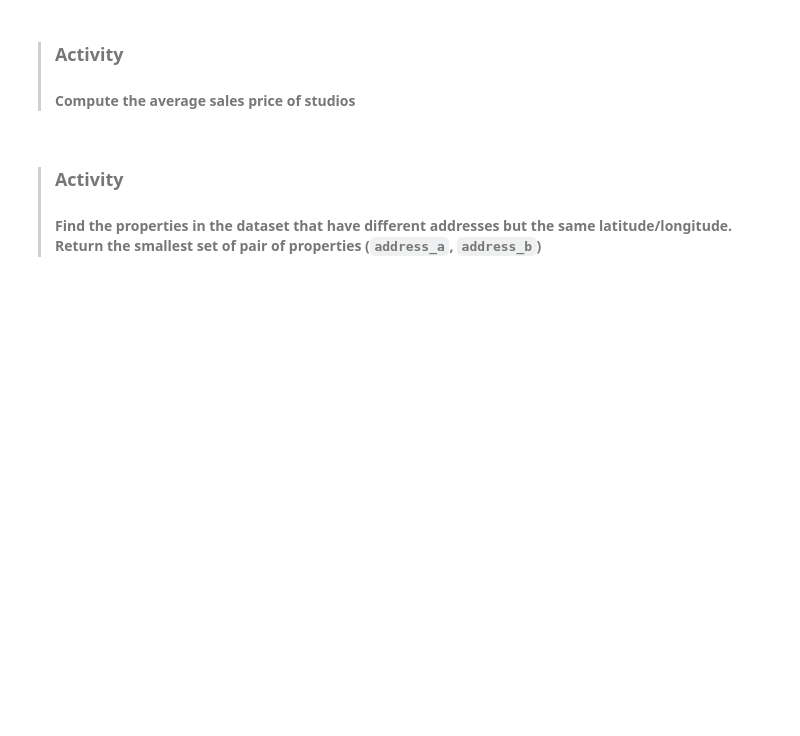
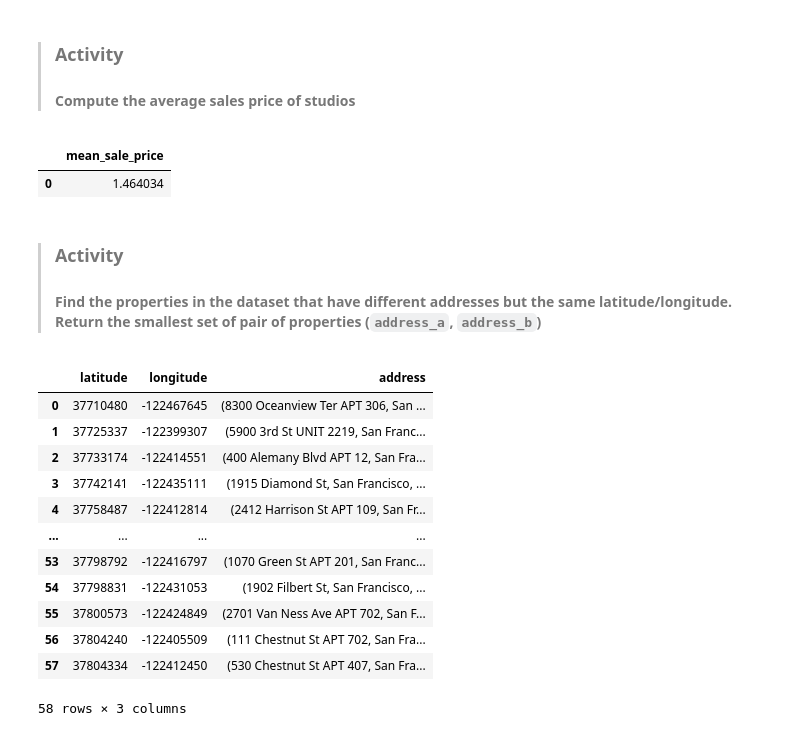
Before and after one commit to sthakuri/DS-SF-36, a Jupyter notebook: classes/04/notebooks/codealong-04-part-a-rdbms-databases-and-sqlite-starter-code.ipynb, the cells around one changed output. Cells and saved outputs as stored; diff of their text form; code cells hidden in the pictures; blank space fills up the shorter version.

```diff
--- a/classes/04/notebooks/codealong-04-part-a-rdbms-databases-and-sqlite-starter-code.ipynb
+++ b/classes/04/notebooks/codealong-04-part-a-rdbms-databases-and-sqlite-starter-code.ipynb
@@ -180,3 +329,48 @@ Note: `baths = 0` usually refers to studios but not always...
+# %%
+pd.io.sql.read_sql(
+'''
+
+WITH normalized_sale_prices AS
+    (
+        SELECT
+            id,
+            sale_price / 1000000 AS sale_price
+        FROM
+            transactions
+        WHERE
+            sale_price_unit = '$'
+    UNION ALL
+        SELECT
+            id,
+            sale_price
+        FROM
+            transactions
+        WHERE
+            sale_price_unit = '$M'),
+
+studio_normalized_sale_prices AS
+    (
+        SELECT
+            properties.baths AS baths,
+            normalized_sale_prices.sale_price AS sale_price
+        FROM
+            properties
+            JOIN normalized_sale_prices
+                ON normalized_sale_prices.id = properties.id
+        WHERE
+            properties.is_a_studio = 1)
+
+
+    SELECT
+        AVG(sale_price) AS mean_sale_price
+    FROM
+        studio_normalized_sale_prices
+
+;
+''', con = db)
+# %% [output]
+|  | mean_sale_price |
+| 0 | 1.464034 |
 # %% [markdown]
 > ### Activity
 > #### Find the properties in the dataset that have different addresses but the same latitude/longitude.  Return the smallest set of pair of properties (`address_a`, `address_b`)
@@ -184,0 +377,32 @@ Note: `baths = 0` usually refers to studios but not always...
+# %%
+pd.io.sql.read_sql(
+'''
+
+    SELECT
+        latitude,
+        longitude,
+        printf('(%s)',GROUP_CONCAT(address)) as address
+    FROM
+        properties
+    GROUP BY
+        latitude,
+        longitude
+    HAVING
+        COUNT() >1
+
+;
+''', con = db)
+# %% [output]
+|  | latitude | longitude | address |
+| 0 | 37710480 | -122467645 | (8300 Oceanview Ter APT 306, San ... |
+| 1 | 37725337 | -122399307 | (5900 3rd St UNIT 2219, San Franc... |
+| 2 | 37733174 | -122414551 | (400 Alemany Blvd APT 12, San Fra... |
+| 3 | 37742141 | -122435111 | (1915 Diamond St, San Francisco, ... |
+| 4 | 37758487 | -122412814 | (2412 Harrison St APT 109, San Fr... |
+| ... | ... | ... | ... |
+| 53 | 37798792 | -122416797 | (1070 Green St APT 201, San Franc... |
+| 54 | 37798831 | -122431053 | (1902 Filbert St, San Francisco, ... |
+| 55 | 37800573 | -122424849 | (2701 Van Ness Ave APT 702, San F... |
+| 56 | 37804240 | -122405509 | (111 Chestnut St APT 702, San Fra... |
+| 57 | 37804334 | -122412450 | (530 Chestnut St APT 407, San Fra... |
+58 rows × 3 columns
```
Also changed, not shown: parts of 15 cells of this notebook.
